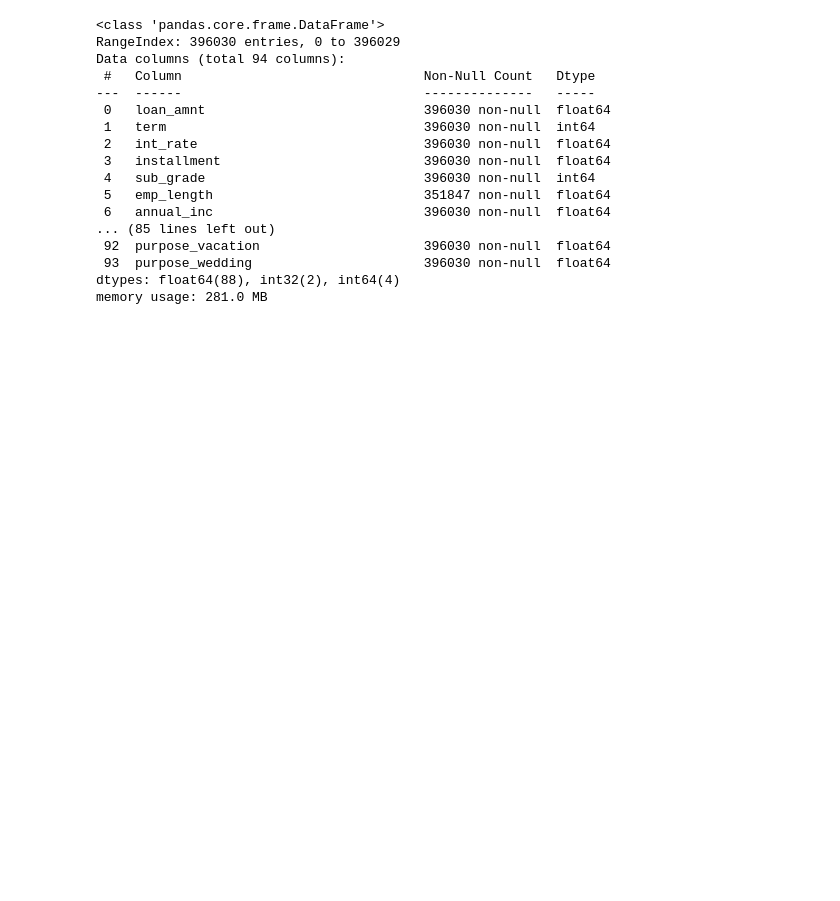
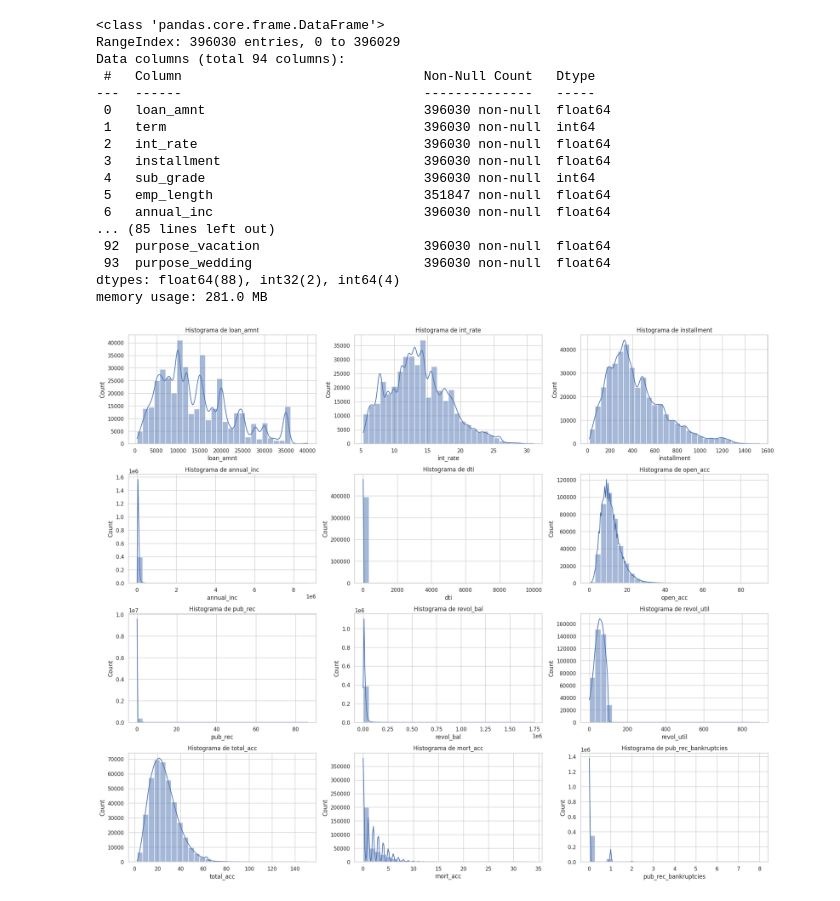
Before and after one commit to 4GeeksAcademy/AK-EA-GG_ProyectoFinalDS-ML, a Jupyter notebook: src/explore.ipynb, the cells around one changed output. Cells and saved outputs as stored; diff of their text form; code cells hidden in the pictures; blank space fills up the shorter version.

```diff
--- a/src/explore.ipynb
+++ b/src/explore.ipynb
@@ -224,3 +224,21 @@ Data columns (total 94 columns):
  93  purpose_wedding                      396030 non-null  float64
 dtypes: float64(88), int32(2), int64(4)
 memory usage: 281.0 MB
+# %%
+# Seleccionar columnas numéricas
+numericas_float = [
+    'loan_amnt', 'int_rate', 'installment', 'annual_inc', 'dti',
+    'open_acc', 'pub_rec', 'revol_bal', 'revol_util', 'total_acc',
+    'mort_acc', 'pub_rec_bankruptcies'
+]
+# %%
+# Histograma de variables numéricas
+plt.figure(figsize=(20, 20))
+for i, col in enumerate(numericas_float):
+    plt.subplot(len(numericas_float) // 3 + 1, 3, i + 1)
+    sns.histplot(df_final[col], kde=True, bins=30)
+    plt.title(f'Histograma de {col}')
+plt.tight_layout()
+plt.show()
+# %% [output]
+[figure, added]
```
Also changed, not shown: parts of 5 cells of this notebook, 1 other file.
